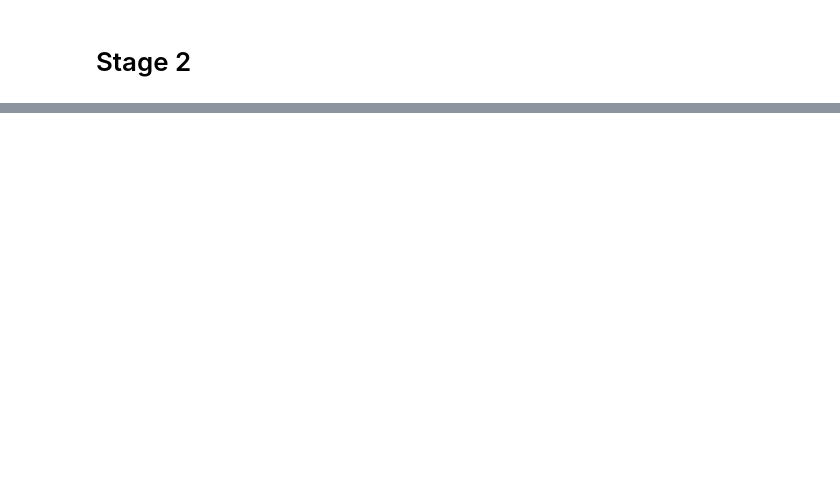
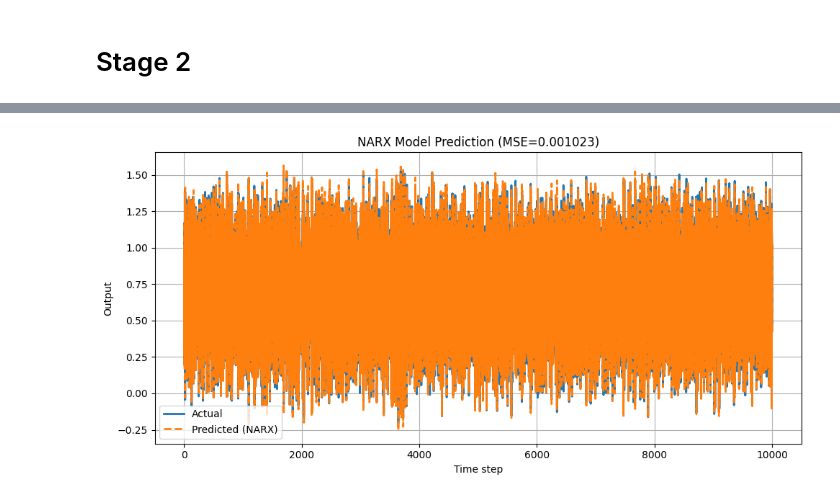
Before and after one commit to pnabilah/SBP_2025, a Jupyter notebook: Direct Inverse Control System/DIC_new.ipynb, the cells around one changed output, grey strips where cells are left out. Drawn from its saved outputs; the diff is of its cells as text; code cells hidden in the pictures; blank space fills up the shorter version.

```diff
--- a/Direct Inverse Control System/DIC_new.ipynb
+++ b/Direct Inverse Control System/DIC_new.ipynb
@@ -387,0 +426,12 @@ plt.show()
+# %%
+# dataset
+X = df_lagged[["x(t)", "x(t-1)", "x(t-2)"]].values   # 100 sampel, input size=6
+T = df_lagged[["t(t)"]].values    # target
+
+# check size of dataset
+print(X.shape, T.shape)
+
+X_train, T_train, X_val, T_val, X_test, T_test = split_dataset_seq(X, T)
+print("Train:", X_train.shape, T_train.shape)
+print("Val  :", X_val.shape, T_val.shape)
+print("Test :", X_test.shape, T_test.shape)
@@ -397,0 +496,14 @@ Test MSE: 0.0009132612501356554
+# %%
+# --- prediction vs target plot ---
+plt.figure(figsize=(10, 5))
+plt.plot(T_test, label='Actual', linewidth=2)
+plt.plot(predictions, label='Predicted (NARX)', linestyle='--', linewidth=2)
+plt.title(f'NARX Model Prediction (MSE={mse_test:.6f})')
+plt.xlabel('Time step')
+plt.ylabel('Output')
+plt.legend()
+plt.grid(True)
+plt.tight_layout()
+plt.show()
+# %% [output]
+[figure, added]
```
Also changed, not shown: parts of 14 cells of this notebook, 2 other files.
